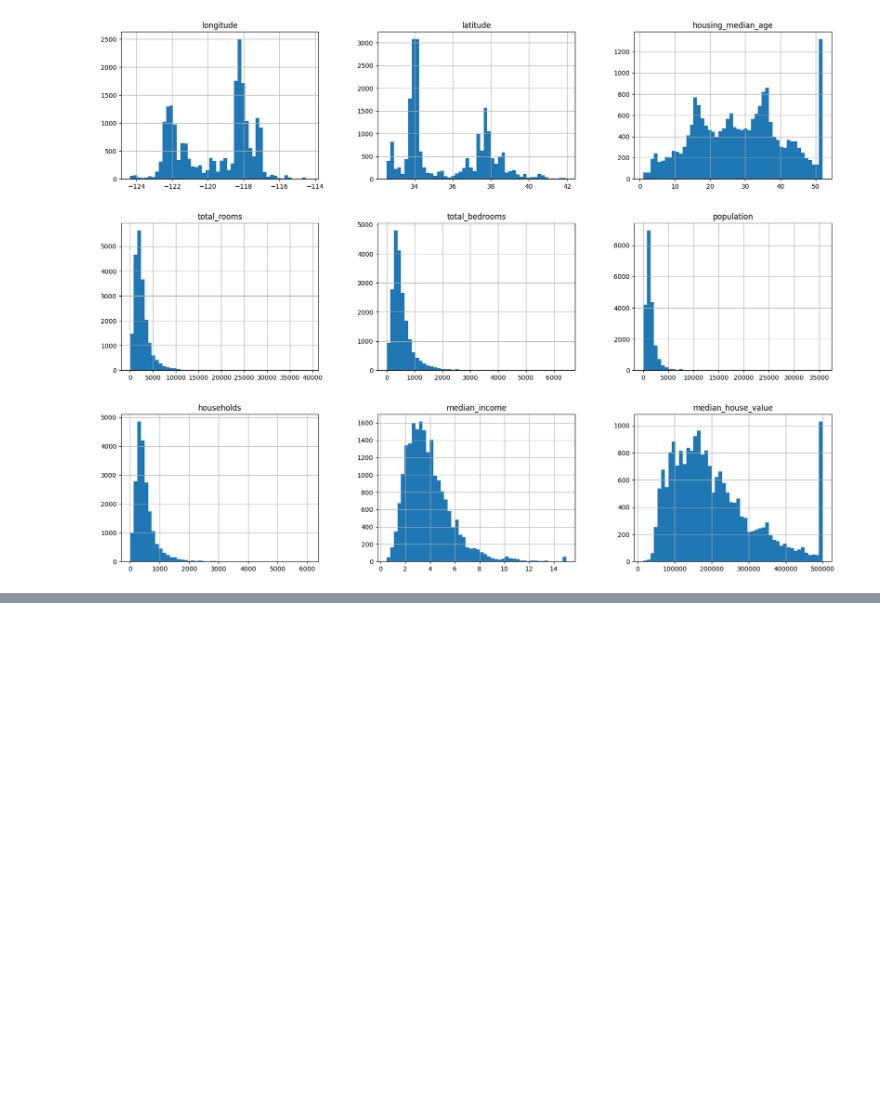
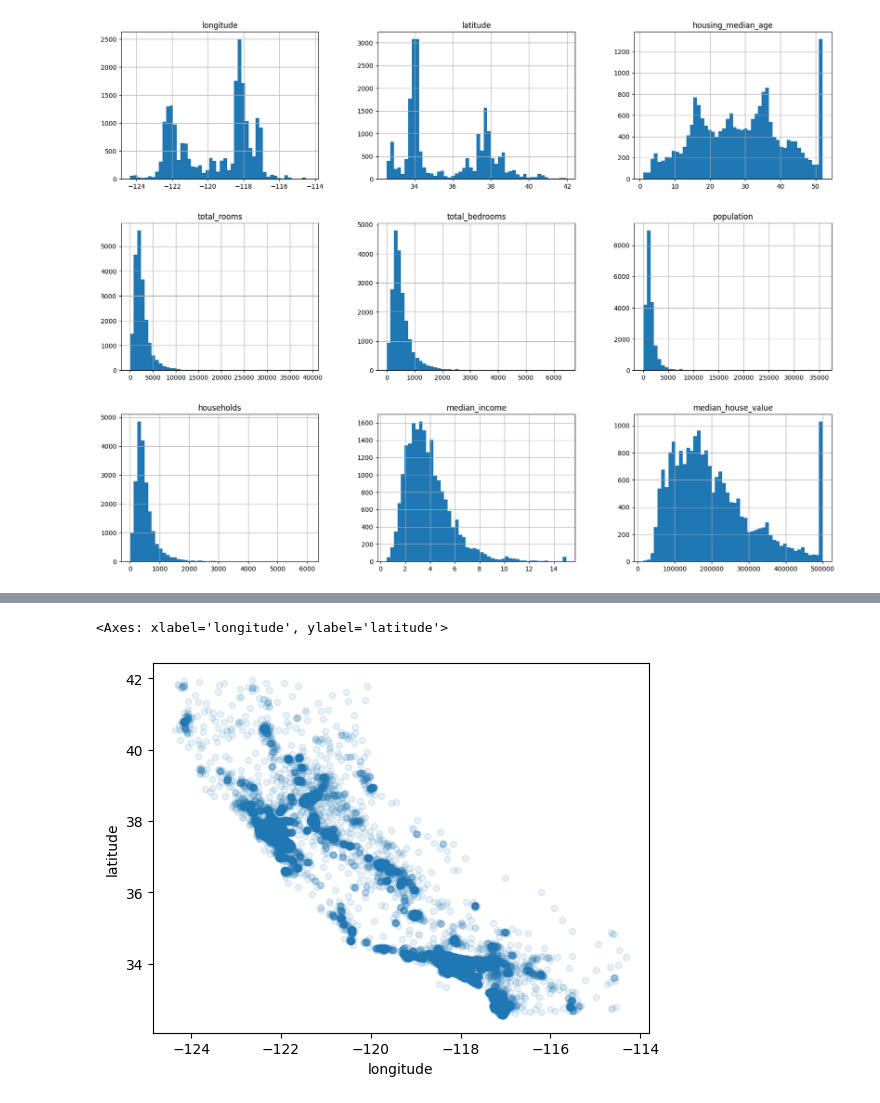
Before and after one commit to ore7117/machine-learning-practice-, a Jupyter notebook: Housing.ipynb, the cells around one changed output, grey strips where cells are left out. Drawn from its saved outputs; the diff is of its cells as text; code cells hidden in the pictures; blank space fills up the shorter version.

```diff
--- a/Housing.ipynb
+++ b/Housing.ipynb
@@ -91,20 +91,19 @@ plt.show()
 # %%
 
 
-# we were told that family income is very representative of our target varable so we make the test set more representative of this?
-import numpy as np
-
+# categorize median income
+# 0-1.5 = 1, 1.5-3 = 2 etc
 housing["income_cat"] = pd.cut(
     housing["median_income"],
     bins=[0., 1.5, 3.0, 4.5, 6., np.inf],
     labels=[1, 2, 3, 4, 5]
 )
 
-from sklearn.model_selection import train_test_split
-train_set, test_set = train_test_split(
-    housing, test_size=0.2, stratify=housing["income_cat"], random_state=42
-)
 
-# remove the helper column
-for s in (train_set, test_set):
-    s.drop("income_cat", axis=1, inplace=True)
+from sklearn.model_selection import StratifiedShuffleSplit
+# creating one test split, 0.2 testing data, sets fixed random seed, so split is always the same
+split = StratifiedShuffleSplit(n_splits=1, test_size=0.2, random_state=42)
+# splits training and testing while perserving category proportions
+for train_index, test_index in split.split(housing, housing["income_cat"]):
+ strat_train_set = housing.loc[train_index]
+ strat_test_set = housing.loc[test_index]
@@ -115,0 +135,10 @@ housing["income_cat"].hist()
+# %%
+# create a copy of the training set to visuale without harming it
+housing = strat_train_set.copy()
+# %%
+# create a scatter plot of the housing data
+# by playing with the aplha, we can spot high desnisty areas
+housing.plot(kind="scatter", x="longitude", y="latitude", alpha = 0.1)
+# %% [output]
+<Axes: xlabel='longitude', ylabel='latitude'>
+[figure, added]
```
Also changed, not shown: parts of 31 cells of this notebook.
